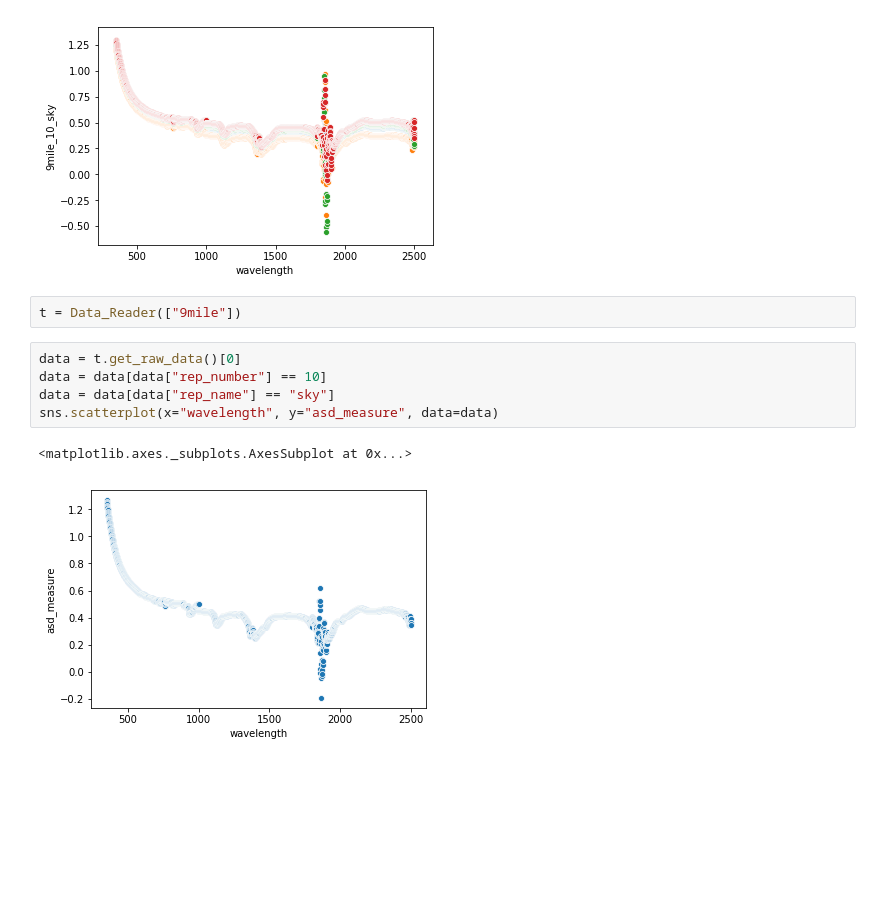
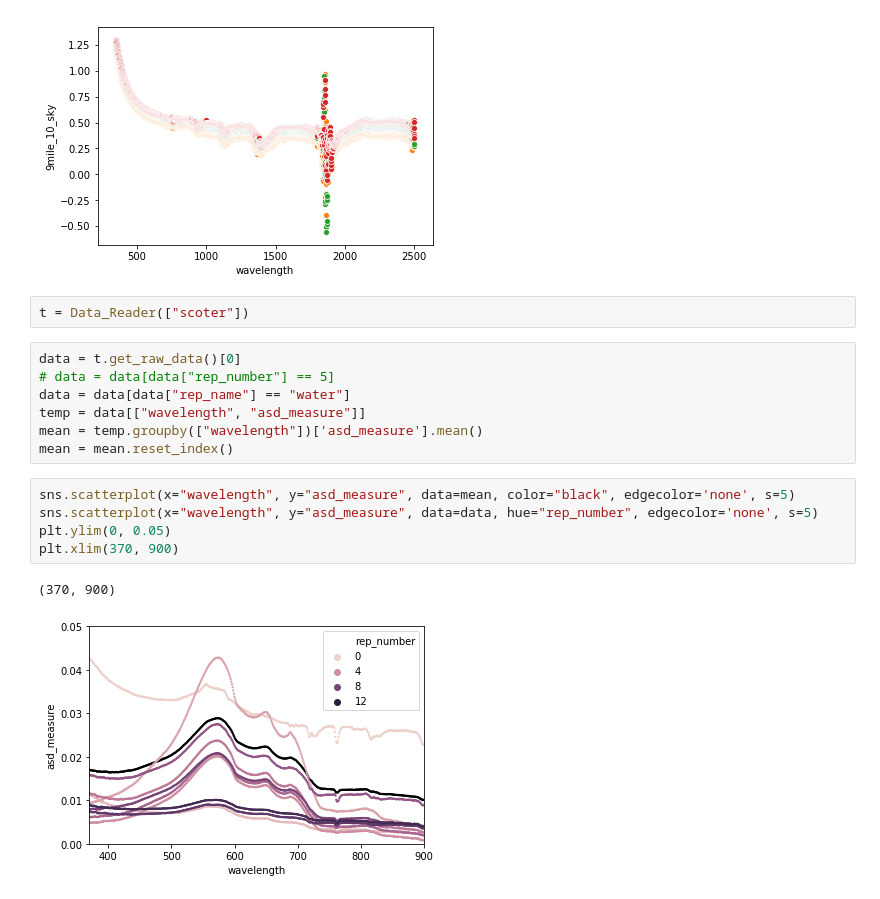
Before and after one commit to catherinekuhn/FreshwatersOpticsToolkit, a Jupyter notebook: ASD/exploratory_analysis.ipynb, the cells around one changed output. Cells and saved outputs as stored; diff of their text form; blank space fills up the shorter version.

Commit message:
Revised plot axes

```diff
--- a/ASD/exploratory_analysis.ipynb
+++ b/ASD/exploratory_analysis.ipynb
@@ -26,12 +29,19 @@ sns.scatterplot(x="wavelength", y="9mile_10_sky", data=df3)
 <matplotlib.axes._subplots.AxesSubplot at 0x...>
 [figure]
 # %%
-t = Data_Reader(["9mile"])
+t = Data_Reader(["scoter"])
 # %%
 data = t.get_raw_data()[0]
-data = data[data["rep_number"] == 10]
-data = data[data["rep_name"] == "sky"]
-sns.scatterplot(x="wavelength", y="asd_measure", data=data)
+# data = data[data["rep_number"] == 5]
+data = data[data["rep_name"] == "water"]
+temp = data[["wavelength", "asd_measure"]]
+mean = temp.groupby(["wavelength"])['asd_measure'].mean()
+mean = mean.reset_index()
-# %% [output]
-<matplotlib.axes._subplots.AxesSubplot at 0x...>
-[figure, removed]
+# %%
+sns.scatterplot(x="wavelength", y="asd_measure", data=mean, color="black", edgecolor='none', s=5)
+sns.scatterplot(x="wavelength", y="asd_measure", data=data, hue="rep_number", edgecolor='none', s=5)
+plt.ylim(0, 0.05)
+plt.xlim(370, 900)
+# %% [output]
+(370, 900)
+[figure, added]
```
Also changed, not shown: parts of 3 cells of this notebook.
